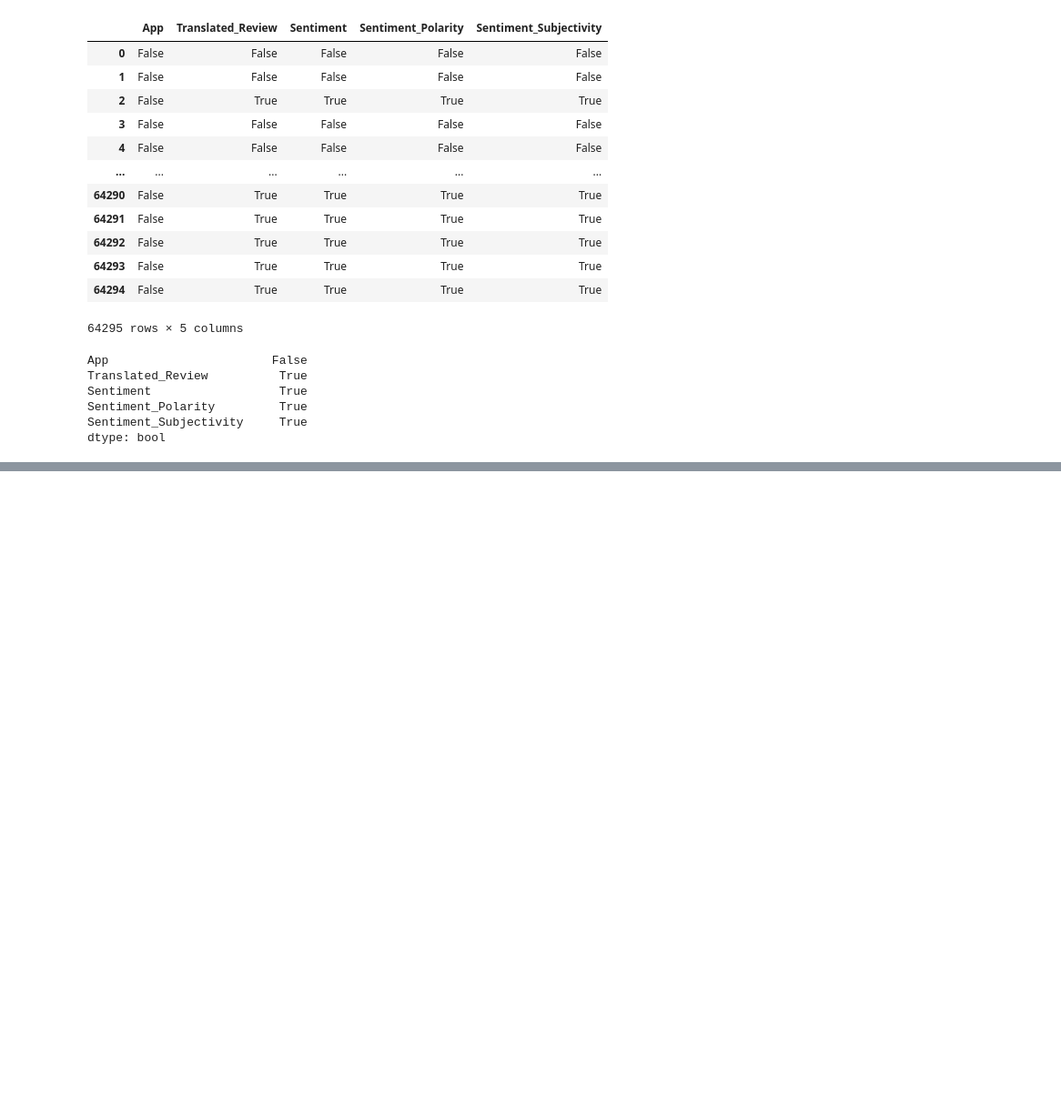
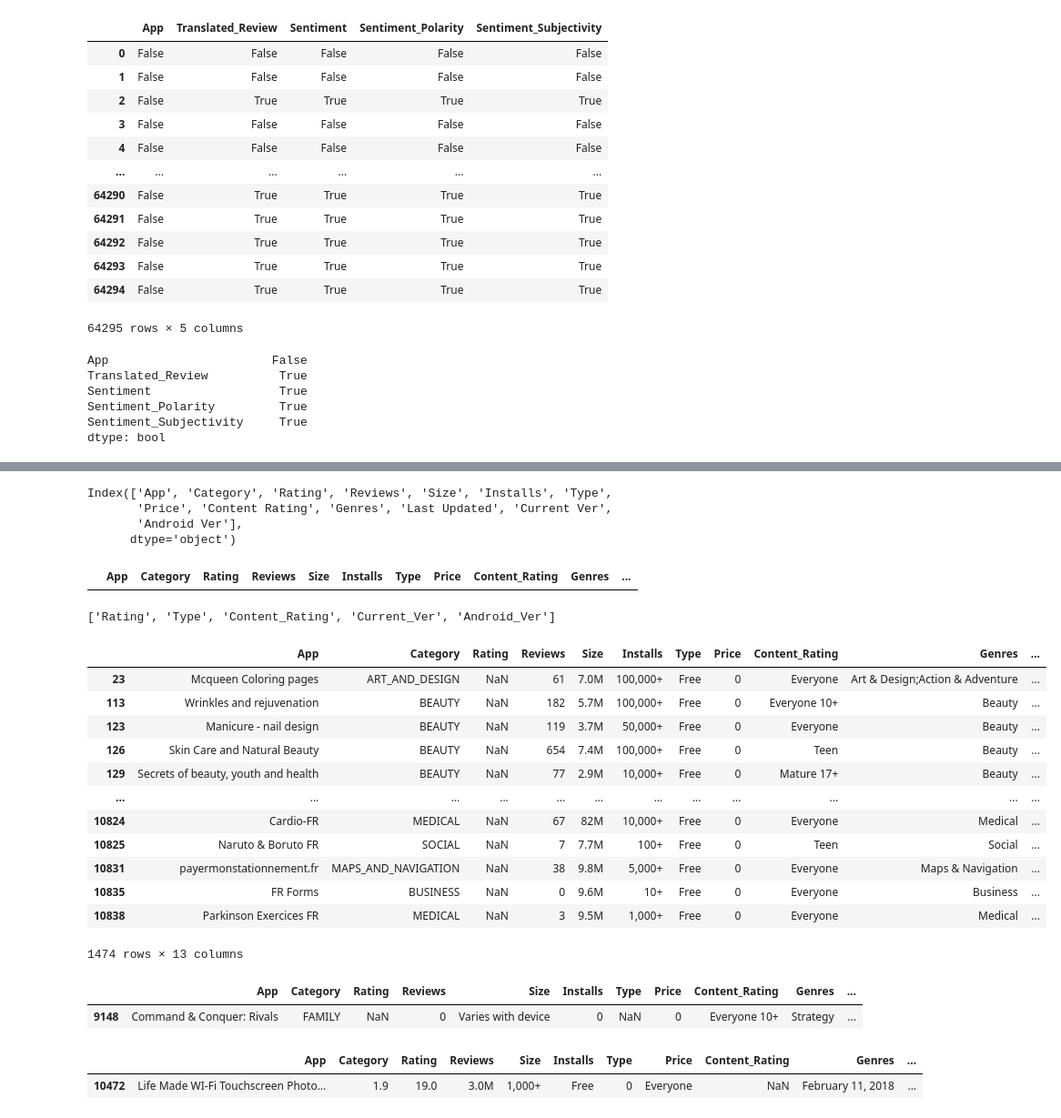
Before and after one commit to tanmaybohra/Play-Store-App-Review-Analysis, a Jupyter notebook: Playing_with_Play_Store_App_Review_Analysis_Capstone_Project.ipynb, the cells around one changed output, grey strips where cells are left out. Shown at 91% size. Drawn from its saved outputs; the diff is of its cells as text; code cells hidden in the pictures; blank space fills up the shorter version.

```diff
--- a/Playing_with_Play_Store_App_Review_Analysis_Capstone_Project.ipynb
+++ b/Playing_with_Play_Store_App_Review_Analysis_Capstone_Project.ipynb
@@ -209,0 +256,11 @@ dtype: bool
+# %%
+play_store.columns
+# %% [output]
+Index(['App', 'Category', 'Rating', 'Reviews', 'Size', 'Installs', 'Type',
+       'Price', 'Content Rating', 'Genres', 'Last Updated', 'Current Ver',
+       'Android Ver'],
+      dtype='object')
+# %%
+play_store.columns = ['App', 'Category', 'Rating', 'Reviews', 'Size', 'Installs', 'Type',
+       'Price', 'Content_Rating', 'Genres', 'Last_Updated', 'Current_Ver',
+       'Android_Ver']
@@ -209,0 +269,34 @@ dtype: bool
+# %%
+data_nan
+# %% [output]
+|  | App | Category | Rating | Reviews | Size | Installs | Type | Price | Content_Rating | Genres | ... |
+# %%
+play_store.columns[play_store.isna().any()].tolist()
+# %% [output]
+['Rating', 'Type', 'Content_Rating', 'Current_Ver', 'Android_Ver']
+# %%
+play_store[play_store['Rating'].isna()]
+# %% [output]
+|  | App | Category | Rating | Reviews | Size | Installs | Type | Price | Content_Rating | Genres | ... |
+| 23 | Mcqueen Coloring pages | ART_AND_DESIGN | NaN | 61 | 7.0M | 100,000+ | Free | 0 | Everyone | Art & Design;Action & Adventure | ... |
+| 113 | Wrinkles and rejuvenation | BEAUTY | NaN | 182 | 5.7M | 100,000+ | Free | 0 | Everyone 10+ | Beauty | ... |
+| 123 | Manicure - nail design | BEAUTY | NaN | 119 | 3.7M | 50,000+ | Free | 0 | Everyone | Beauty | ... |
+| 126 | Skin Care and Natural Beauty | BEAUTY | NaN | 654 | 7.4M | 100,000+ | Free | 0 | Teen | Beauty | ... |
+| 129 | Secrets of beauty, youth and health | BEAUTY | NaN | 77 | 2.9M | 10,000+ | Free | 0 | Mature 17+ | Beauty | ... |
+| ... | ... | ... | ... | ... | ... | ... | ... | ... | ... | ... | ... |
+| 10824 | Cardio-FR | MEDICAL | NaN | 67 | 82M | 10,000+ | Free | 0 | Everyone | Medical | ... |
+| 10825 | Naruto & Boruto FR | SOCIAL | NaN | 7 | 7.7M | 100+ | Free | 0 | Teen | Social | ... |
+| 10831 | payermonstationnement.fr | MAPS_AND_NAVIGATION | NaN | 38 | 9.8M | 5,000+ | Free | 0 | Everyone | Maps & Navigation | ... |
+| 10835 | FR Forms | BUSINESS | NaN | 0 | 9.6M | 10+ | Free | 0 | Everyone | Business | ... |
+| 10838 | Parkinson Exercices FR | MEDICAL | NaN | 3 | 9.5M | 1,000+ | Free | 0 | Everyone | Medical | ... |
+1474 rows × 13 columns
+# %%
+play_store[play_store['Type'].isna()]
+# %% [output]
+|  | App | Category | Rating | Reviews | Size | Installs | Type | Price | Content_Rating | Genres | ... |
+| 9148 | Command & Conquer: Rivals | FAMILY | NaN | 0 | Varies with device | 0 | NaN | 0 | Everyone 10+ | Strategy | ... |
+# %%
+play_store[play_store['Content_Rating'].isna()]
+# %% [output]
+|  | App | Category | Rating | Reviews | Size | Installs | Type | Price | Content_Rating | Genres | ... |
+| 10472 | Life Made WI-Fi Touchscreen Photo... | 1.9 | 19.0 | 3.0M | 1,000+ | Free | 0 | Everyone | NaN | February 11, 2018 | ... |
```
Also changed, not shown: parts of 21 cells of this notebook.
